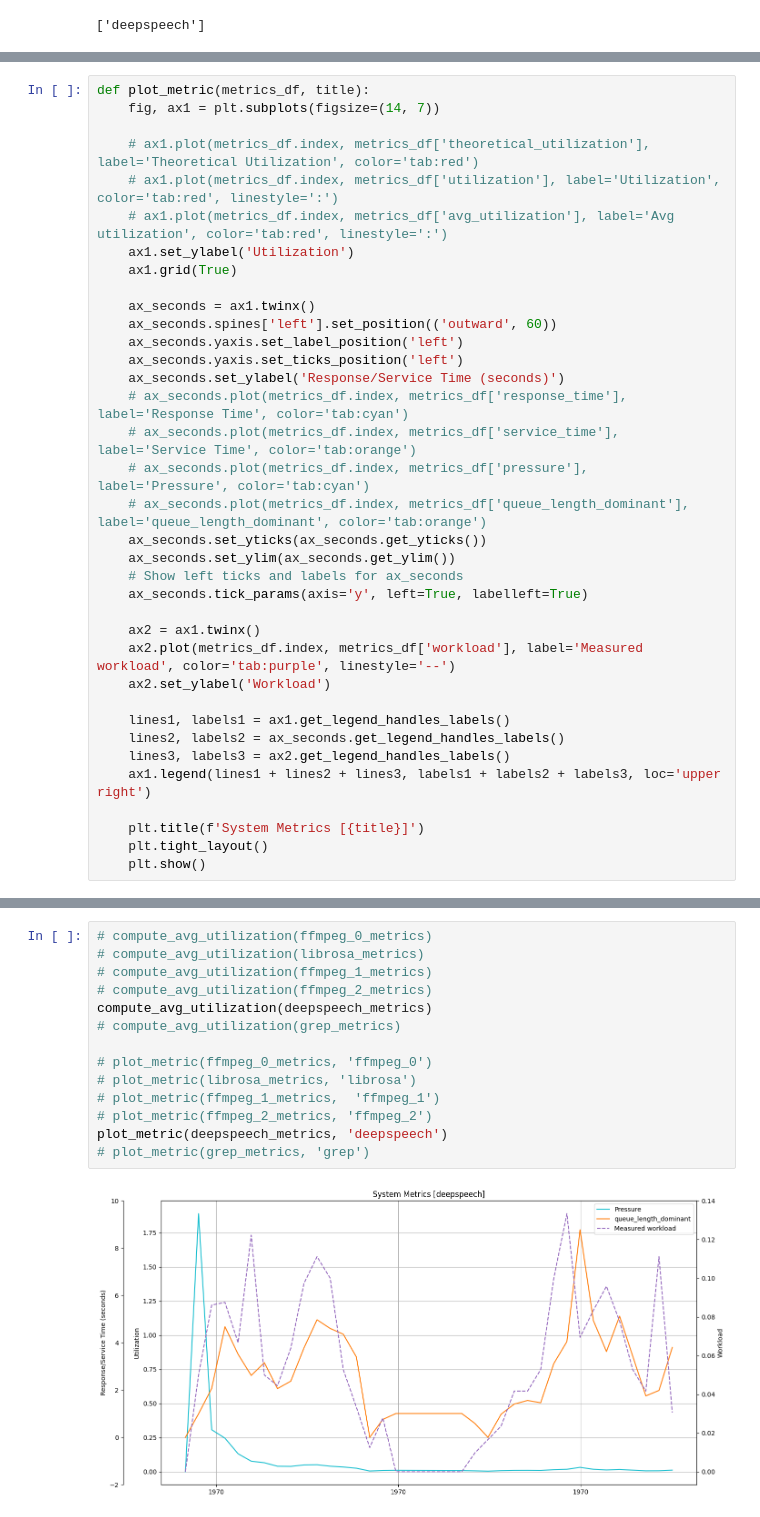
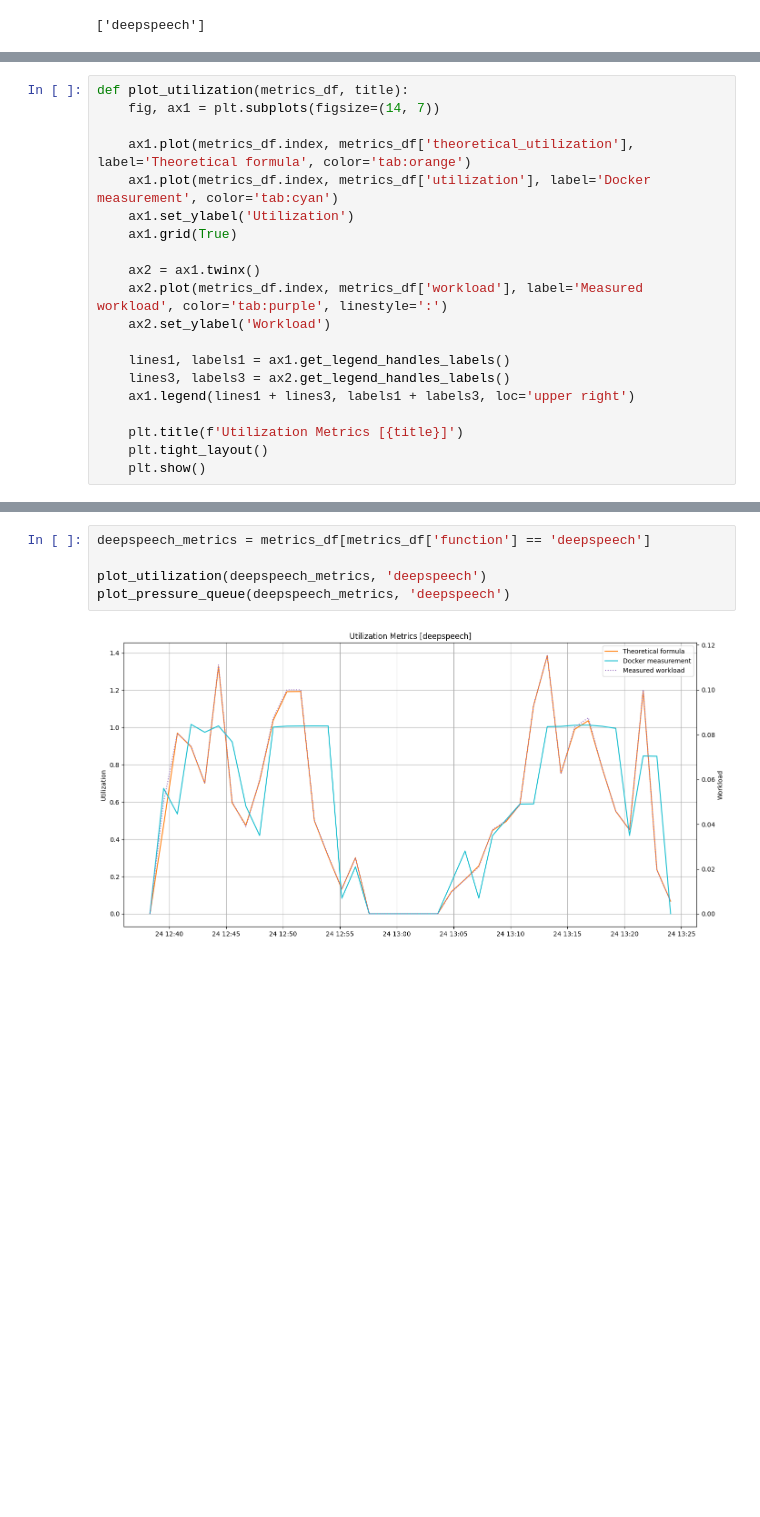
Before and after one commit to sampozz/serverledge, a Jupyter notebook: locust_test/parse_avg_log.ipynb, the cells around one changed output, grey strips where cells are left out. Drawn from its saved outputs; the diff is of its cells as text; blank space fills up the shorter version.

```diff
--- a/locust_test/parse_avg_log.ipynb
+++ b/locust_test/parse_avg_log.ipynb
@@ -37,36 +23,20 @@ def compute_avg_utilization(metrics_df):
 # %%
-def plot_metric(metrics_df, title):
+def plot_utilization(metrics_df, title):
     fig, ax1 = plt.subplots(figsize=(14, 7))
 
-    # ax1.plot(metrics_df.index, metrics_df['theoretical_utilization'], label='Theoretical Utilization', color='tab:red')
-    # ax1.plot(metrics_df.index, metrics_df['utilization'], label='Utilization', color='tab:red', linestyle=':')
-    # ax1.plot(metrics_df.index, metrics_df['avg_utilization'], label='Avg utilization', color='tab:red', linestyle=':')
+    ax1.plot(metrics_df.index, metrics_df['theoretical_utilization'], label='Theoretical formula', color='tab:orange')
+    ax1.plot(metrics_df.index, metrics_df['utilization'], label='Docker measurement', color='tab:cyan')
     ax1.set_ylabel('Utilization')
     ax1.grid(True)
 
-    ax_seconds = ax1.twinx()
-    ax_seconds.spines['left'].set_position(('outward', 60))
-    ax_seconds.yaxis.set_label_position('left')
-    ax_seconds.yaxis.set_ticks_position('left')
-    ax_seconds.set_ylabel('Response/Service Time (seconds)')
-    # ax_seconds.plot(metrics_df.index, metrics_df['response_time'], label='Response Time', color='tab:cyan')
-    # ax_seconds.plot(metrics_df.index, metrics_df['service_time'], label='Service Time', color='tab:orange')
-    # ax_seconds.plot(metrics_df.index, metrics_df['pressure'], label='Pressure', color='tab:cyan')
-    # ax_seconds.plot(metrics_df.index, metrics_df['queue_length_dominant'], label='queue_length_dominant', color='tab:orange')
-    ax_seconds.set_yticks(ax_seconds.get_yticks())
-    ax_seconds.set_ylim(ax_seconds.get_ylim())
-    # Show left ticks and labels for ax_seconds
-    ax_seconds.tick_params(axis='y', left=True, labelleft=True)
-
     ax2 = ax1.twinx()
-    ax2.plot(metrics_df.index, metrics_df['workload'], label='Measured workload', color='tab:purple', linestyle='--')
+    ax2.plot(metrics_df.index, metrics_df['workload'], label='Measured workload', color='tab:purple', linestyle=':')
     ax2.set_ylabel('Workload')
 
     lines1, labels1 = ax1.get_legend_handles_labels()
-    lines2, labels2 = ax_seconds.get_legend_handles_labels()
     lines3, labels3 = ax2.get_legend_handles_labels()
-    ax1.legend(lines1 + lines2 + lines3, labels1 + labels2 + labels3, loc='upper right')
+    ax1.legend(lines1 + lines3, labels1 + labels3, loc='upper right')
 
-    plt.title(f'System Metrics [{title}]')
+    plt.title(f'Utilization Metrics [{title}]')
     plt.tight_layout()
     plt.show()
@@ -73,16 +74,7 @@ def plot_metric(metrics_df, title):
 # %%
-# compute_avg_utilization(ffmpeg_0_metrics)
-# compute_avg_utilization(librosa_metrics)
-# compute_avg_utilization(ffmpeg_1_metrics)
-# compute_avg_utilization(ffmpeg_2_metrics)
-compute_avg_utilization(deepspeech_metrics)
-# compute_avg_utilization(grep_metrics)
+deepspeech_metrics = metrics_df[metrics_df['function'] == 'deepspeech']
 
-# plot_metric(ffmpeg_0_metrics, 'ffmpeg_0')
-# plot_metric(librosa_metrics, 'librosa')
-# plot_metric(ffmpeg_1_metrics,  'ffmpeg_1')
-# plot_metric(ffmpeg_2_metrics, 'ffmpeg_2')
-plot_metric(deepspeech_metrics, 'deepspeech')
-# plot_metric(grep_metrics, 'grep')
+plot_utilization(deepspeech_metrics, 'deepspeech')
+plot_pressure_queue(deepspeech_metrics, 'deepspeech')
 # %% [output]
-[figure, old version]
+[figure, new version]
```
Also changed, not shown: parts of 6 cells of this notebook, 34 other files.
